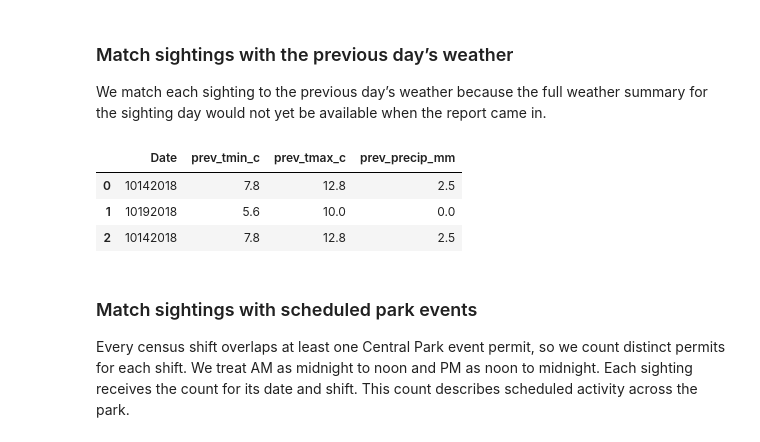
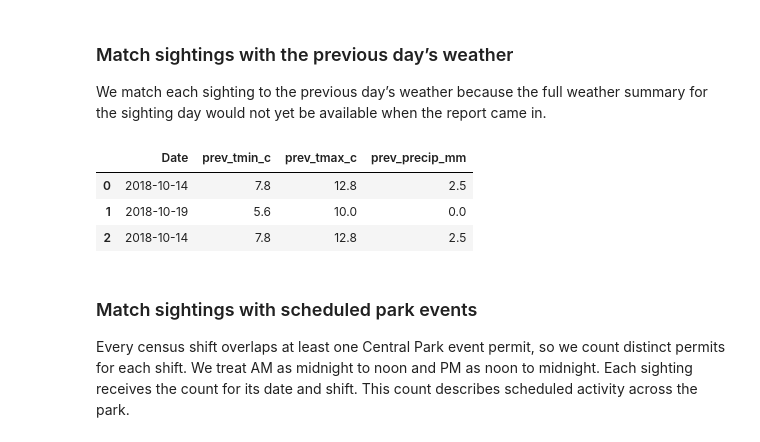
Before and after one commit to AJamell/Project2-NutosisMachineLearning, a Jupyter notebook: Nutosis.ipynb, the cells around one changed output. Drawn from its saved outputs; the diff is of its cells as text; code cells hidden in the pictures.

```diff
--- a/Nutosis.ipynb
+++ b/Nutosis.ipynb
@@ -231,0 +262,4 @@ weather_data.head(3)
+# %%
+weather_data = read_weather_data()
+print(f"{len(weather_data)} weather records")
+weather_data.head(3)
@@ -278,20 +305,22 @@ Name: count, dtype: int64
 
 We match each sighting to the previous day’s weather because the full weather summary for the sighting day would not yet be available when the report came in.
 # %%
-sighting_dates = pd.to_datetime(project_data["Date"].astype(str), format="%m%d%Y")
+# Date is stored as an integer like 10142018 (MMDDYYYY), so we convert it to a real date.
+project_data["Date"] = pd.to_datetime(project_data["Date"].astype(str), format="%m%d%Y")
+sighting_dates = project_data["Date"]
 previous_dates = sighting_dates - pd.Timedelta(days=1)
 weather_by_date = weather_data.set_index("DATE")
 
 project_data["prev_tmin_c"] = previous_dates.map(weather_by_date["TMIN"])
 project_data["prev_tmax_c"] = previous_dates.map(weather_by_date["TMAX"])
 project_data["prev_precip_mm"] = previous_dates.map(weather_by_date["PRCP"])
 
 project_data[["Date", "prev_tmin_c", "prev_tmax_c", "prev_precip_mm"]].head(3)
 # %% [output]
 |  | Date | prev_tmin_c | prev_tmax_c | prev_precip_mm |
-| 0 | 10142018 | 7.8 | 12.8 | 2.5 |
-| 1 | 10192018 | 5.6 | 10.0 | 0.0 |
-| 2 | 10142018 | 7.8 | 12.8 | 2.5 |
+| 0 | 2018-10-14 | 7.8 | 12.8 | 2.5 |
+| 1 | 2018-10-19 | 5.6 | 10.0 | 0.0 |
+| 2 | 2018-10-14 | 7.8 | 12.8 | 2.5 |
 # %% [markdown]
 ### Match sightings with scheduled park events
 
```
Also changed, not shown: parts of 19 cells of this notebook, 2 other files.
